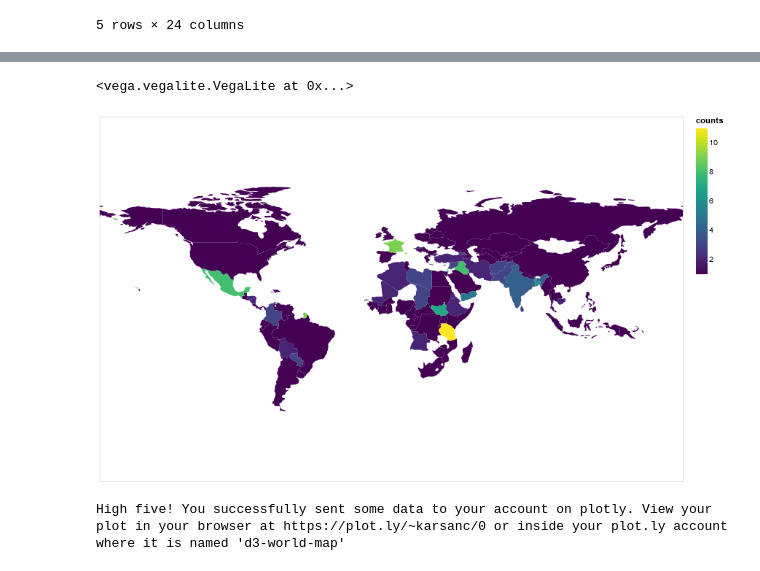
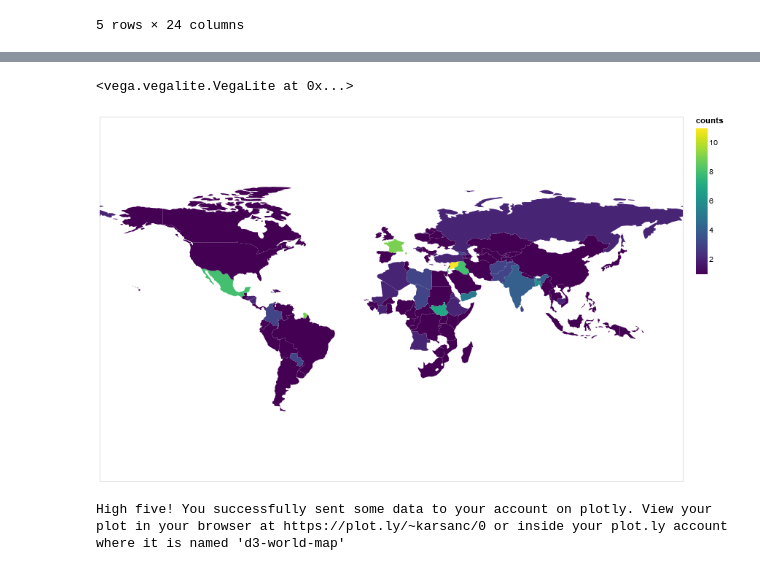
Before and after one commit to seashiva94/data_viz_project, a Jupyter notebook: mapColor.ipynb, the cells around one changed output, grey strips where cells are left out. Saved outputs shown, nothing was run; the diff lists cells and outputs as text; code cells hidden in the pictures.

Commit message:
country codes

```diff
--- a/mapColor.ipynb
+++ b/mapColor.ipynb
@@ -33,4 +34,5 @@ df = pd.read_html(str(table))[0]
 df = df.drop(0)
 
 df.iloc[0][0] = "004"
-df.columns = ["Code", "Country"]
+df.columns = ["Country_code", "Country"]
+df['Country_code'] = df['Country_code'].astype(float)
@@ -152,3 +60,7 @@ counts.head()
 counts['year'] = counts['year'].astype(str)
 # %%
 counts['year'] = pd.to_numeric(counts['year'])
+# %%
+counts_all = pd.merge(df, counts, on = 'Country_code', how='left')
+# %%
+counts_all['Country_code'] = pd.to_numeric(counts_all['Country_code'])
@@ -155,19 +70,19 @@ counts['year'] = pd.to_numeric(counts['year'])
 # %%
 alt.Chart(countries).mark_geoshape().project(
     type='equirectangular'
 ).transform_lookup(
     lookup='id',
-    from_=alt.LookupData(counts, 'Country_code', ['Country_code','year','Country_killed','counts'])
+    from_=alt.LookupData(counts_all, 'Country_code', ['Country_code','year','Country_killed','counts'])
 ).encode(
     color='counts:Q',
-    tooltip=['Country_code:N','counts:Q', 'year:Q']
+    tooltip=['Country_killed:N','counts:Q', 'year:Q']
 ).properties(
     width=800,
     height=500,
 )
 # %% [output]
 <vega.vegalite.VegaLite at 0x...>
-[figure, old version]
+[figure, new version]
 # %%
 import plotly.plotly as py
 import pandas as pd
```
Also changed, not shown: parts of 20 cells of this notebook, 1 other file.
